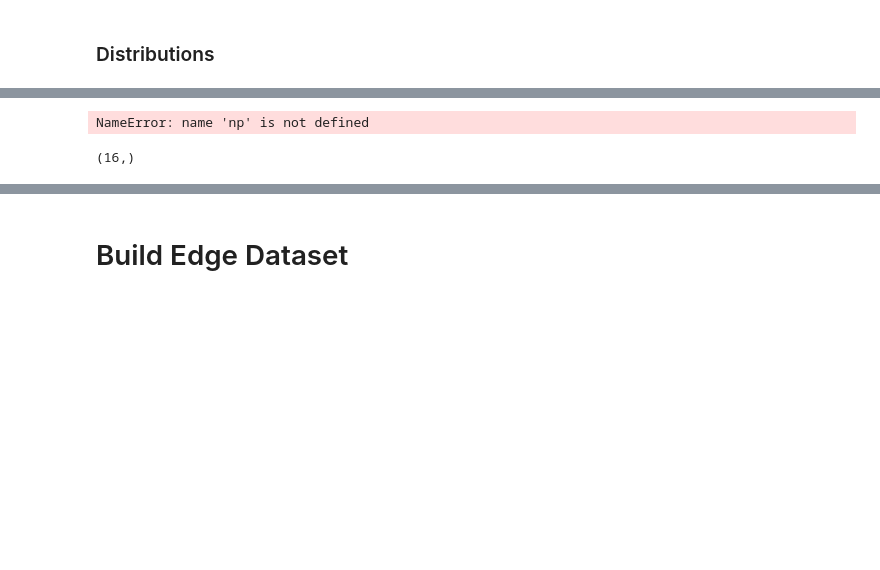
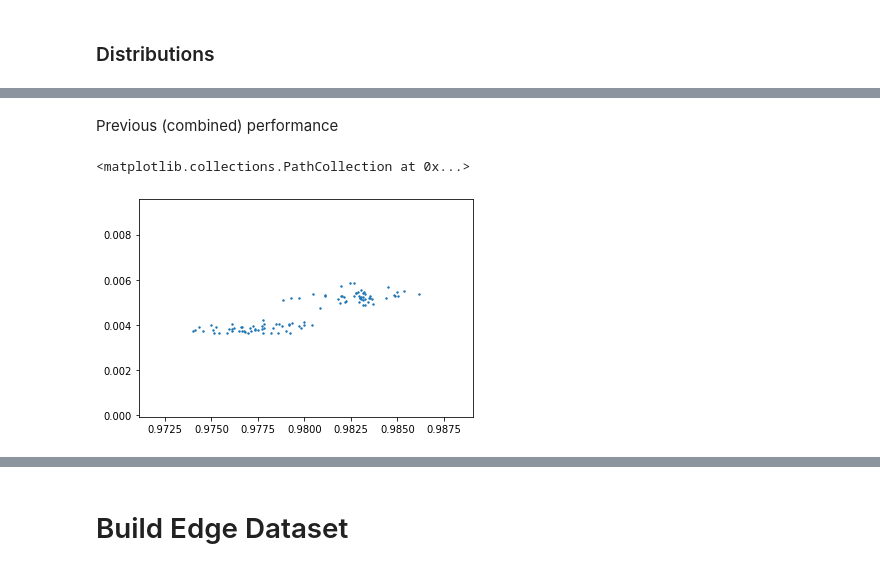
Before and after one commit to HSF-reco-and-software-triggers/Tracking-ML-Exa.TrkX, a Jupyter notebook: Pipelines/ITk_Example/notebooks/Example_Embedding.ipynb, the cells around one changed output, grey strips where cells are left out. Cells and saved outputs as stored; diff of their text form; code cells hidden in the pictures; blank space fills up the shorter version.

```diff
--- a/Pipelines/ITk_Example/notebooks/Example_Embedding.ipynb
+++ b/Pipelines/ITk_Example/notebooks/Example_Embedding.ipynb
@@ -391,9 +423,10 @@ num_events = 4
 # %%
-# np.array(eta_eff_list).reshape(eta_cuts.shape[0]-1, num_events).mean(1)
-np.array(eta_pur_list).reshape(eta_cuts.shape[0]-1, num_events).mean(1)
+eta_eff_reshape = np.array(eta_eff_list).reshape(eta_cuts.shape[0]-1, len(batch_range))
+eta_pur_reshape = np.array(eta_pur_list).reshape(eta_cuts.shape[0]-1, len(batch_range))
-# %% [output]
-NameError: name 'np' is not defined
-# %%
-eta_cuts.shape
-# %% [output]
-(16,)
+# %% [markdown]
+Previous (combined) performance
+# %%
+plt.scatter(eta_eff_reshape.mean(0), eta_pur_reshape.mean(0), s=2)
+# %% [output]
+<matplotlib.collections.PathCollection at 0x...>
+[figure, added]
```
Also changed, not shown: parts of 20 cells of this notebook, 7 other files.
